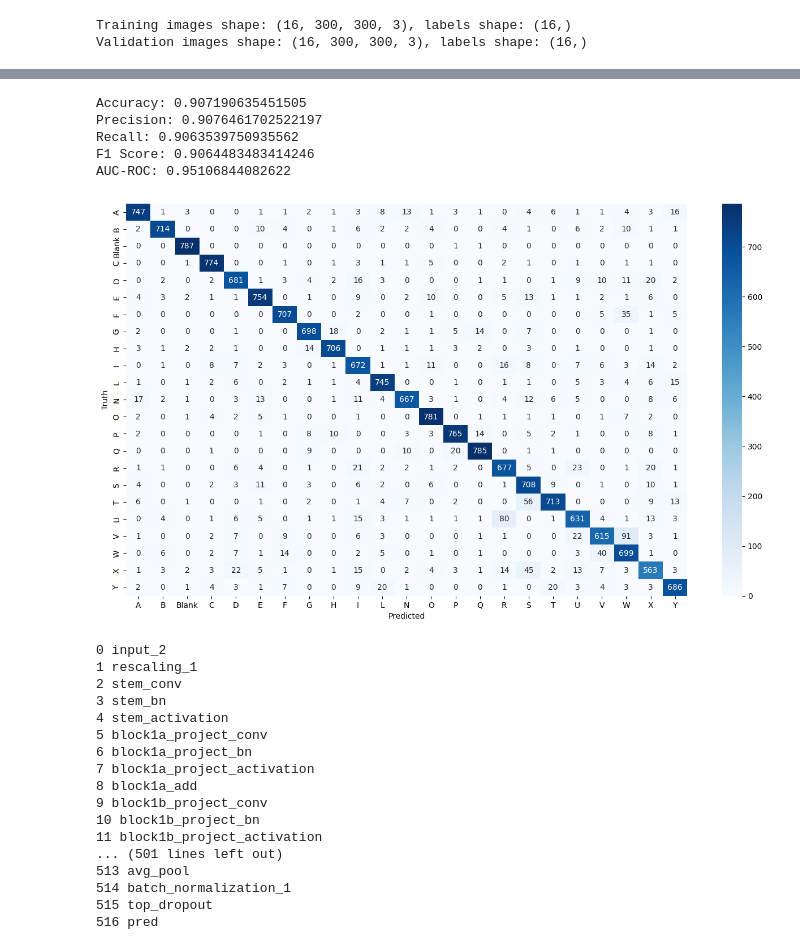
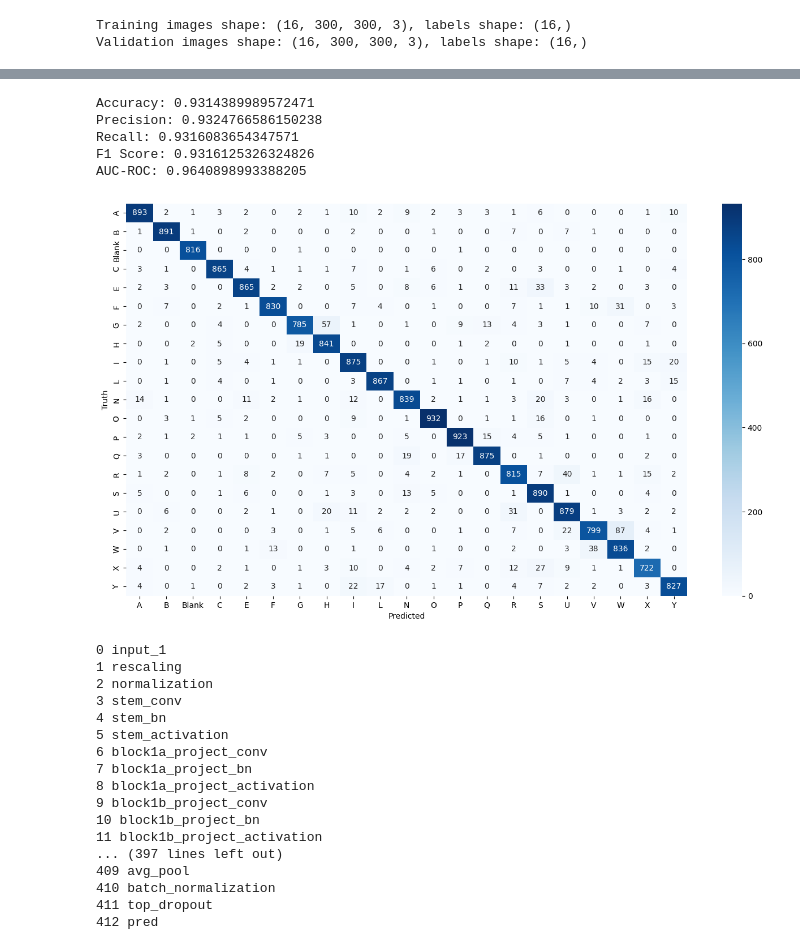
Before and after one commit to AbhinashShrestha/GBHCI, a Jupyter notebook: Model_Training/main_efficientnetv2.ipynb, the cells around one changed output, grey strips where cells are left out. Saved outputs shown, nothing was run; the diff lists cells and outputs as text; code cells hidden in the pictures.

Commit message:
trained the ev2b3 model on final_asl_mix dataset. it is yet to be tested. will do it feb 19th cuz i am tired

```diff
--- a/Model_Training/main_efficientnetv2.ipynb
+++ b/Model_Training/main_efficientnetv2.ipynb
@@ -199,7 +199,7 @@ for i, class_name in enumerate(class_names):
 # %%
 # Cell 6: Build model
 inputs = layers.Input(shape=(IMG_WIDTH, IMG_HEIGHT, 3))
-model = EfficientNetV2S(include_top=False, input_tensor=inputs, weights="imagenet")
+model = EfficientNetV2B3(include_top=False, input_tensor=inputs, weights="imagenet")
 
 # Freeze the pretrained weights
 model.trainable = False
@@ -215,7 +215,7 @@ outputs = layers.Dense(num_classes, activation="softmax", name="pred", kernel_re
 
 # Compile
 model = keras.Model(inputs, outputs, name="EfficientNet")
-lr_schedule = keras.optimizers.schedules.ExponentialDecay(initial_learning_rate=1e-4, decay_steps=10000, decay_rate=0.9)
+lr_schedule = keras.optimizers.schedules.ExponentialDecay(initial_learning_rate=1e-3, decay_steps=10000, decay_rate=0.9)
 optimizer = keras.optimizers.Adam(learning_rate=lr_schedule)
 # model.compile(optimizer=optimizer, loss="categorical_crossentropy", metrics=["accuracy"])
 model.compile(optimizer=optimizer, loss="sparse_categorical_crossentropy", metrics=["accuracy","SparseCategoricalAccuracy", "SparseTopKCategoricalAccuracy"])
@@ -258,6 +258,6 @@ checkpoint_filepath = '/home/anon/MajorProject/Non_Git/Checkpoints/asl_mix/check
 model_checkpoint = ModelCheckpoint(filepath=checkpoint_filepath, monitor='val_accuracy', mode='max', save_best_only=True)
 # %%
 #Cell 8 train the model
-epochs = 40
+epochs = 50
 hist = model.fit(train_ds, epochs=epochs, validation_data=val_ds, callbacks=[early_stopping, model_checkpoint,reduce_lr])
 # %% [output]
@@ -410,63 +410,65 @@ print(f"Precision: {precision}")
 print(f"Recall: {recall}")
 print(f"F1 Score: {f1}")
 print(f"AUC-ROC: {auc_roc}")
 
 #for dataset_alpha
 # class_names = ['Brightness_Decrease', 'Brightness_Increase', 'Chrome_Open', 'Cursor_Movement', 'Double_Click', 'Left_Click', 'Nothing', 'PowerPoint_Open', 'Right_Click', 'Screenshot', 'Scroll', 'Shutdown', 'VSCode_Open', 'Volume_Decrease', 'Volume_Increase']
 
 
 # class_names = ['0', '1', '2', '3', '4', '5', '6', '7', '8', '9', 'a', 'b', 'c', 'd', 'e', 'f', 'g', 'h', 'i', 'j', 'k', 'l', 'm', 'n', 'o', 'p', 'q', 'r', 's', 't', 'u', 'v', 'w', 'x', 'y', 'z']
 
 # class_names = ['A', 'B', 'Blank', 'C', 'D', 'E', 'F', 'G', 'H', 'I', 'J', 'K', 'L', 'M', 'N', 'O', 'P', 'Q', 'R', 'S', 'T', 'U', 'V', 'W', 'X', 'Y', 'Z']
 # class_name = ['A', 'B', 'C', 'D', 'E', 'F', 'G', 'H', 'I', 'J', 'K', 'L', 'M', 'N', 'O', 'P', 'Q', 'R', 'S', 'T', 'U', 'V', 'W', 'X', 'Y', 'Z', 'del', 'nothing', 'space']
 # class_names = ['0', '1', '2', '3', '4', '5', '6', '7', '8', '9', 'a', 'b', 'c', 'd', 'e', 'f', 'g', 'h', 'i', 'j', 'k', 'l', 'm', 'n', 'o', 'p', 'q', 'r', 's', 't', 'u', 'v', 'w', 'x', 'y', 'z']
-class_names = ['A', 'B', 'Blank', 'C', 'D', 'E', 'F', 'G', 'H', 'I', 'L', 'N', 'O', 'P', 'Q', 'R', 'S', 'T', 'U', 'V', 'W', 'X', 'Y']
+# class_names = ['A', 'B', 'Blank', 'C', 'D', 'E', 'F', 'G', 'H', 'I', 'L', 'N', 'O', 'P', 'Q', 'R', 'S', 'T', 'U', 'V', 'W', 'X', 'Y']
 
+#for final_asl
+class_names = ['A', 'B', 'Blank', 'C', 'E', 'F', 'G', 'H', 'I', 'L', 'N', 'O', 'P', 'Q', 'R', 'S', 'U', 'V', 'W', 'X', 'Y']
 
 
 # # Plot confusion matrix as a heatmap
 # plt.figure(figsize=(10,7))
 # sns.heatmap(cm, annot=True, fmt='d', xticklabels=class_names, yticklabels=class_names)
 # plt.xlabel('Predicted')
 # plt.ylabel('Truth')
 # plt.show()
 
 # Plot confusion matrix as a heatmap
 plt.figure(figsize=(16,9))
 sns.heatmap(cm, annot=True, fmt='d',xticklabels=class_names, yticklabels=class_names, cmap='Blues')
 plt.xlabel('Predicted')
 plt.ylabel('Truth')
 plt.show()
 # %% [output]
-Accuracy: 0.907190635451505
-Precision: 0.9076461702522197
-Recall: 0.9063539750935562
-F1 Score: 0.9064483483414246
-AUC-ROC: 0.95106844082622
+Accuracy: 0.9314389989572471
+Precision: 0.9324766586150238
+Recall: 0.9316083654347571
+F1 Score: 0.9316125326324826
+AUC-ROC: 0.9640898993388205
-[figure, old version]
+[figure, new version]
 # %%
 # let's visualize layer names and layer indices to see how many layers
 # we should freeze:
 for i, layer in enumerate(model.layers):
    print(i, layer.name)
 # %% [output]
-0 input_2
-1 rescaling_1
-2 stem_conv
-3 stem_bn
-4 stem_activation
-5 block1a_project_conv
-6 block1a_project_bn
-7 block1a_project_activation
-8 block1a_add
+0 input_1
+1 rescaling
+2 normalization
+3 stem_conv
+4 stem_bn
+5 stem_activation
+6 block1a_project_conv
+7 block1a_project_bn
+8 block1a_project_activation
 9 block1b_project_conv
 10 block1b_project_bn
 11 block1b_project_activation
-... (501 lines left out)
-513 avg_pool
-514 batch_normalization_1
-515 top_dropout
-516 pred
+... (397 lines left out)
+409 avg_pool
+410 batch_normalization
+411 top_dropout
+412 pred
 # %%
 # Cell 9: Unfreeze model and continue training
 # for layer in model.layers[-20:]:
```
Also changed, not shown: parts of 15 cells of this notebook.
